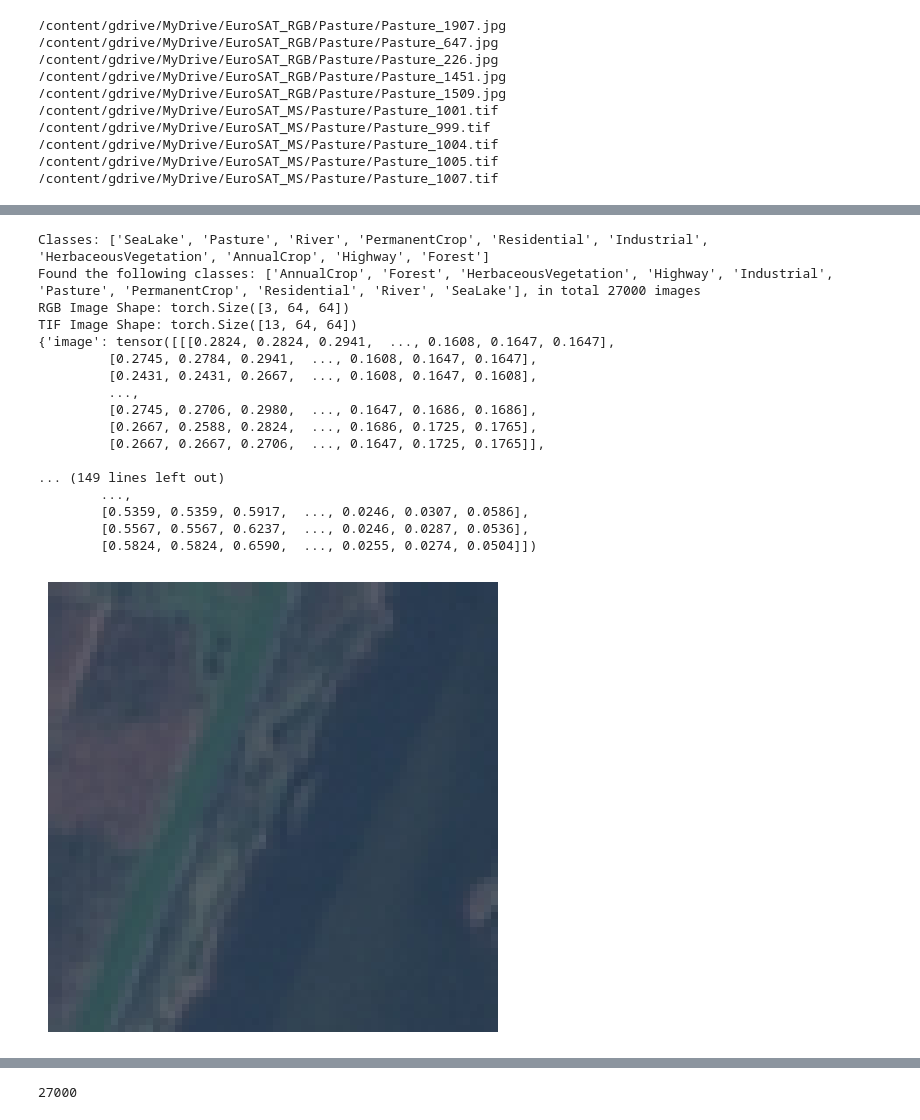
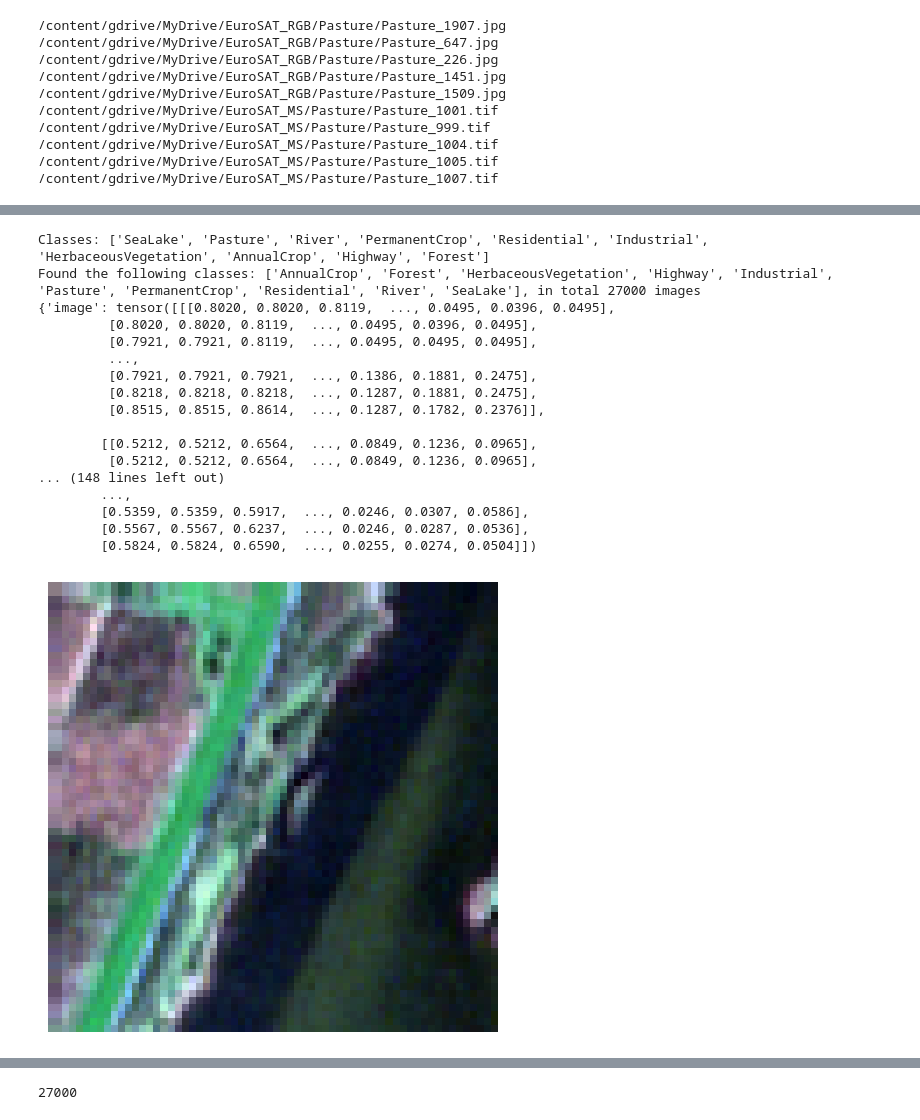
Before and after one commit to lukas-gysin/bverl-miniproject, a Jupyter notebook: notebooks/02_julian_exploration.ipynb, the cells around one changed output, grey strips where cells are left out. Saved outputs shown, nothing was run; the diff lists cells and outputs as text; code cells hidden in the pictures.

```diff
--- a/notebooks/02_julian_exploration.ipynb
+++ b/notebooks/02_julian_exploration.ipynb
@@ -269,17 +269,14 @@ class EuroSatDataSet(Dataset):
     if not isinstance(image, torch.Tensor):
         image = transforms.ToTensor()(image)
 
-    print(f"RGB Image Shape: {image.shape}")
-    print(f"TIF Image Shape: {tif_image.shape}")
-
     # Combine the RGB and TIF images (e.g., along the channel dimension)
-    combined_image = torch.cat((image, tif_image), dim=0)
+    # combined_image = torch.cat((image, tif_image), dim=0)
 
     # Get the label
     label = self.observations[idx]["label"]
     label_num = self.classes.index(label)
 
-    return {"image": combined_image, "label": label_num, "label_text": label}
+    return {"image": tif_image, "label": label_num, "label_text": label, "RGBRAW": image}
 
 
 
@@ -328,34 +325,35 @@ class EuroSatDataSet(Dataset):
 # %%
 tr_train = transforms.Compose([transforms.v2.RGB(), transforms.ToTensor()])
 
 ds = EuroSatDataSet(DATA_PATH_RGB, DATA_PATH_MS)
 ds.classes
 
 observation = ds[5000]
 print(observation)
 
-for i in range(16):
+for i in range(13):
   print(observation["image"][i])
-ts.show(observation["image"][:3])
-ts.show(observation["image"][3:])
+ts.show( observation["image"][[3, 2, 1]])
+ts.show(observation["RGBRAW"])
+ts.show(observation["image"])
 
 len(ds)
 # %% [output]
 Classes: ['SeaLake', 'Pasture', 'River', 'PermanentCrop', 'Residential', 'Industrial', 'HerbaceousVegetation', 'AnnualCrop', 'Highway', 'Forest']
 Found the following classes: ['AnnualCrop', 'Forest', 'HerbaceousVegetation', 'Highway', 'Industrial', 'Pasture', 'PermanentCrop', 'Residential', 'River', 'SeaLake'], in total 27000 images
-RGB Image Shape: torch.Size([3, 64, 64])
-TIF Image Shape: torch.Size([13, 64, 64])
-{'image': tensor([[[0.2824, 0.2824, 0.2941,  ..., 0.1608, 0.1647, 0.1647],
-         [0.2745, 0.2784, 0.2941,  ..., 0.1608, 0.1647, 0.1647],
-         [0.2431, 0.2431, 0.2667,  ..., 0.1608, 0.1647, 0.1608],
+{'image': tensor([[[0.8020, 0.8020, 0.8119,  ..., 0.0495, 0.0396, 0.0495],
+         [0.8020, 0.8020, 0.8119,  ..., 0.0495, 0.0396, 0.0495],
+         [0.7921, 0.7921, 0.8119,  ..., 0.0495, 0.0495, 0.0495],
          ...,
-         [0.2745, 0.2706, 0.2980,  ..., 0.1647, 0.1686, 0.1686],
-         [0.2667, 0.2588, 0.2824,  ..., 0.1686, 0.1725, 0.1765],
-         [0.2667, 0.2667, 0.2706,  ..., 0.1647, 0.1725, 0.1765]],
+         [0.7921, 0.7921, 0.7921,  ..., 0.1386, 0.1881, 0.2475],
+         [0.8218, 0.8218, 0.8218,  ..., 0.1287, 0.1881, 0.2475],
+         [0.8515, 0.8515, 0.8614,  ..., 0.1287, 0.1782, 0.2376]],
 
-... (149 lines left out)
+        [[0.5212, 0.5212, 0.6564,  ..., 0.0849, 0.1236, 0.0965],
+         [0.5212, 0.5212, 0.6564,  ..., 0.0849, 0.1236, 0.0965],
+... (148 lines left out)
         ...,
         [0.5359, 0.5359, 0.5917,  ..., 0.0246, 0.0307, 0.0586],
         [0.5567, 0.5567, 0.6237,  ..., 0.0246, 0.0287, 0.0536],
         [0.5824, 0.5824, 0.6590,  ..., 0.0255, 0.0274, 0.0504]])
-[figure, old version]
+[figure, new version]
```
Also changed, not shown: parts of 10 cells of this notebook.
